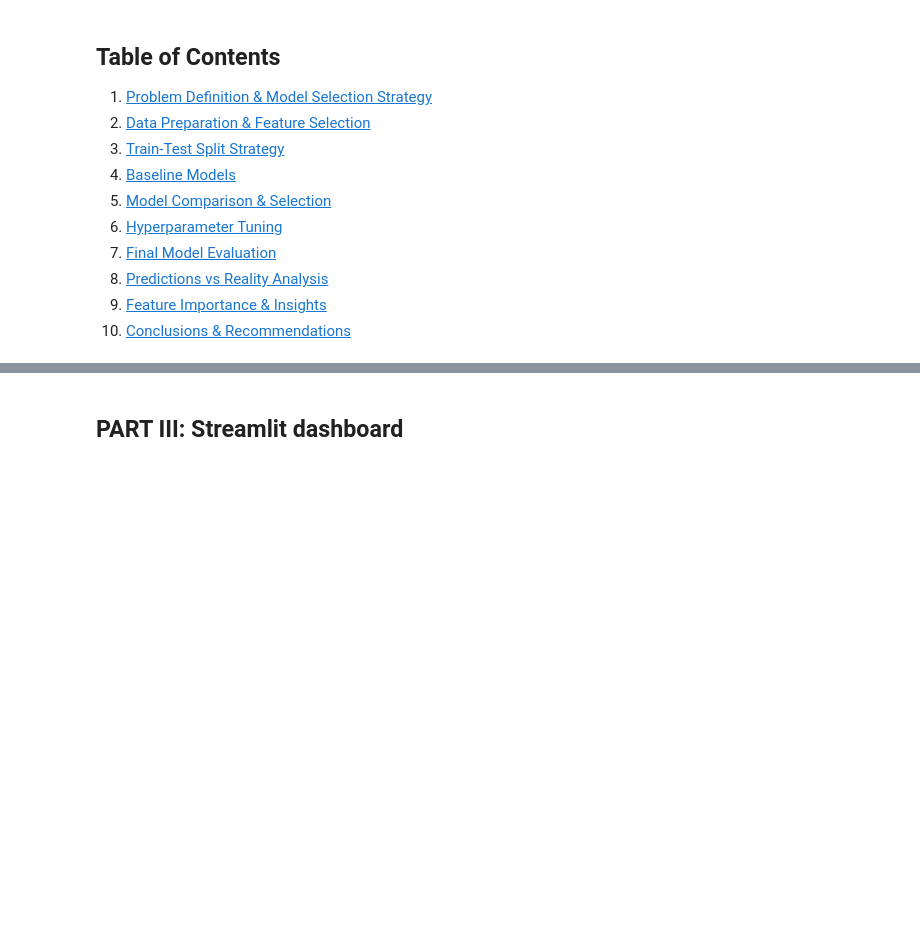
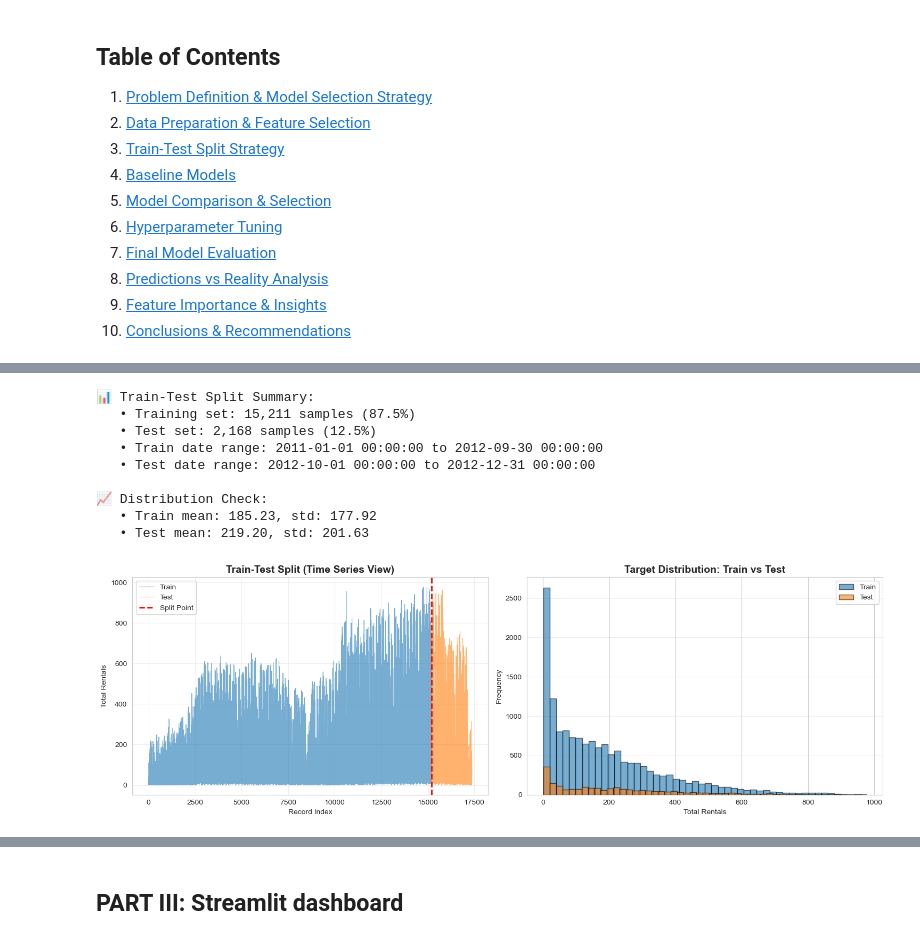
Before and after one commit to KennyHc/python_group, a Jupyter notebook: Group0_Notebook_Assignment2.ipynb, the cells around one changed output, grey strips where cells are left out. Saved outputs shown, nothing was run; the diff lists cells and outputs as text; code cells hidden in the pictures; blank space fills up the shorter version.

```diff
--- a/Group0_Notebook_Assignment2.ipynb
+++ b/Group0_Notebook_Assignment2.ipynb
@@ -560,0 +748,59 @@ ax.grid(True, alpha=0.3, axis='y')
+# %%
+# Time-based split (no shuffle!)
+split_date = '2012-10-01'
+train_mask = df_fe['dteday'] < split_date
+test_mask = df_fe['dteday'] >= split_date
+
+X_train = X[train_mask].copy()
+X_test = X[test_mask].copy()
+y_train = y[train_mask].copy()
+y_test = y[test_mask].copy()
+
+print("📊 Train-Test Split Summary:")
+print(f"   • Training set: {len(X_train):,} samples ({len(X_train)/len(X)*100:.1f}%)")
+print(f"   • Test set: {len(X_test):,} samples ({len(X_test)/len(X)*100:.1f}%)")
+print(f"   • Train date range: {df_fe[train_mask]['dteday'].min()} to {df_fe[train_mask]['dteday'].max()}")
+print(f"   • Test date range: {df_fe[test_mask]['dteday'].min()} to {df_fe[test_mask]['dteday'].max()}")
+
+# Check distribution similarity
+print(f"\n📈 Distribution Check:")
+print(f"   • Train mean: {y_train.mean():.2f}, std: {y_train.std():.2f}")
+print(f"   • Test mean: {y_test.mean():.2f}, std: {y_test.std():.2f}")
+
+# Visualize split
+fig, axes = plt.subplots(1, 2, figsize=(15, 5))
+
+# Time series view
+ax = axes[0]
+ax.plot(df_fe[train_mask].index, y_train, alpha=0.6, label='Train', linewidth=0.8)
+ax.plot(df_fe[test_mask].index, y_test, alpha=0.6, label='Test', linewidth=0.8)
+ax.axvline(df_fe[test_mask].index[0], color='red', linestyle='--', linewidth=2, label='Split Point')
+ax.set_title('Train-Test Split (Time Series View)', fontsize=14, fontweight='bold')
+ax.set_xlabel('Record Index')
+ax.set_ylabel('Total Rentals')
+ax.legend()
+ax.grid(True, alpha=0.3)
+
+# Distribution comparison
+ax = axes[1]
+ax.hist(y_train, bins=50, alpha=0.6, label='Train', edgecolor='black')
+ax.hist(y_test, bins=50, alpha=0.6, label='Test', edgecolor='black')
+ax.set_title('Target Distribution: Train vs Test', fontsize=14, fontweight='bold')
+ax.set_xlabel('Total Rentals')
+ax.set_ylabel('Frequency')
+ax.legend()
+ax.grid(True, alpha=0.3, axis='y')
+
+plt.tight_layout()
+plt.show()
+# %% [output]
+📊 Train-Test Split Summary:
+   • Training set: 15,211 samples (87.5%)
+   • Test set: 2,168 samples (12.5%)
+   • Train date range: 2011-01-01 00:00:00 to 2012-09-30 00:00:00
+   • Test date range: 2012-10-01 00:00:00 to 2012-12-31 00:00:00
+
+📈 Distribution Check:
+   • Train mean: 185.23, std: 177.92
+   • Test mean: 219.20, std: 201.63
+[figure, added]
```
Also changed, not shown: parts of 44 cells of this notebook.
